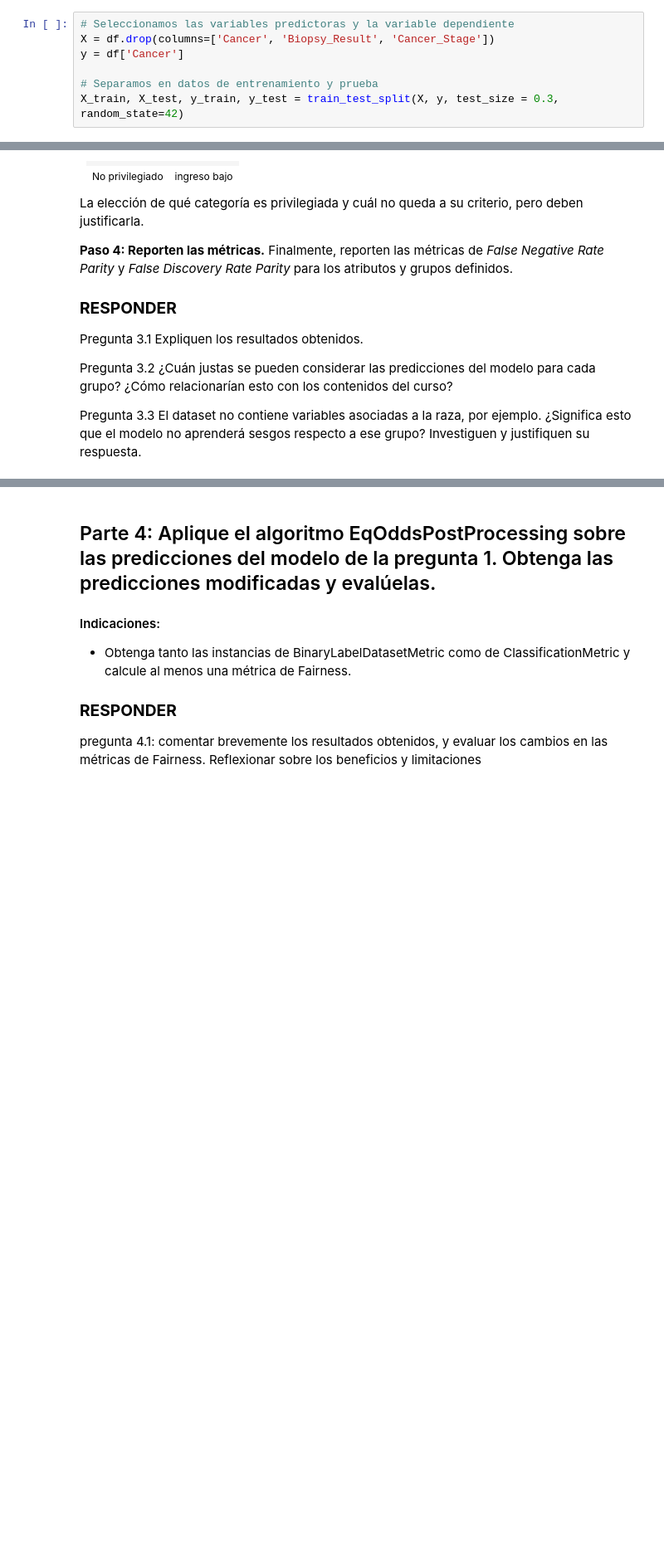
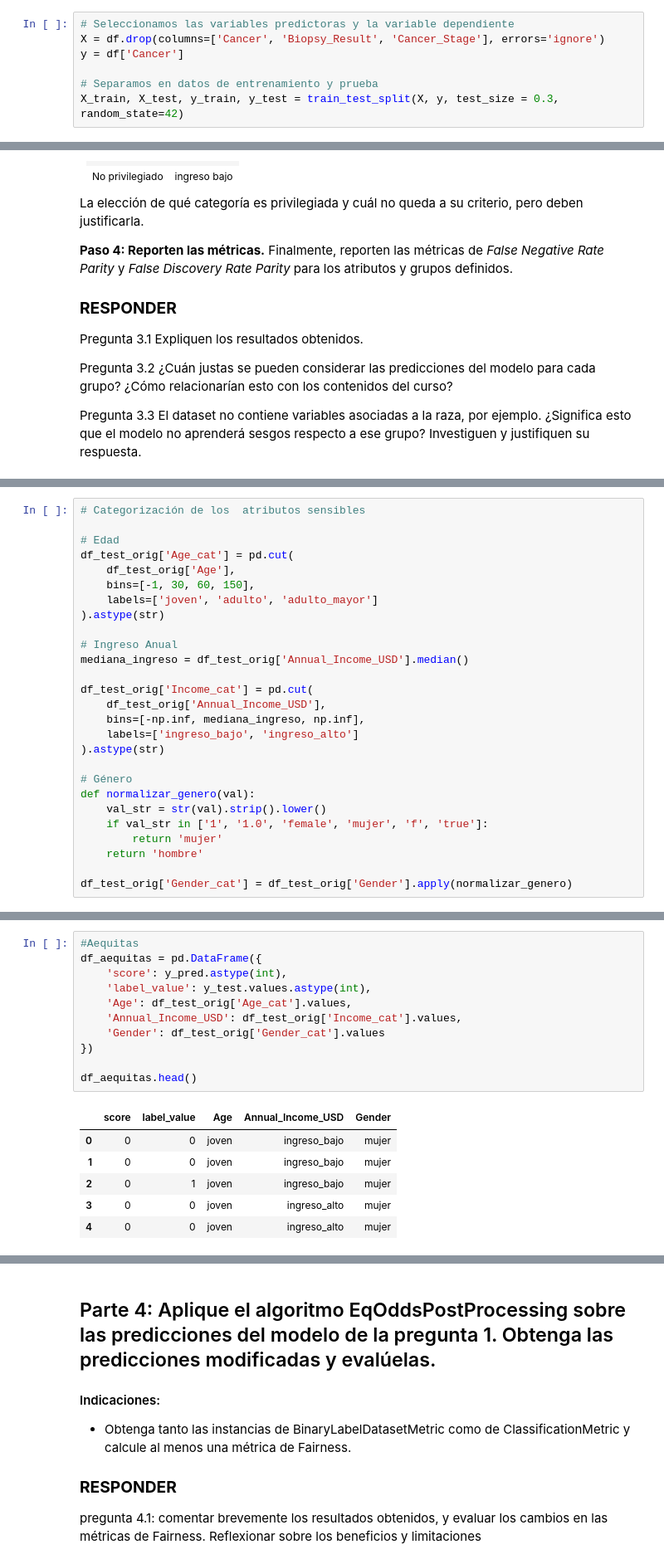
Before and after one commit to cony45678/Etica_Para_Ciencias_de_Datos, a Jupyter notebook: TallerSumativo2_Alarcon_Espinoza_Silva.ipynb, the cells around one changed output, grey strips where cells are left out. Shown at 83% size. Cells and saved outputs as stored; diff of their text form; blank space fills up the shorter version.

```diff
--- a/TallerSumativo2_Alarcon_Espinoza_Silva.ipynb
+++ b/TallerSumativo2_Alarcon_Espinoza_Silva.ipynb
@@ -430,7 +403,7 @@ for c in cols_outliers:
 # Árbol de desición
 # %%
 # Seleccionamos las variables predictoras y la variable dependiente
-X = df.drop(columns=['Cancer', 'Biopsy_Result', 'Cancer_Stage'])
+X = df.drop(columns=['Cancer', 'Biopsy_Result', 'Cancer_Stage'], errors='ignore')
 y = df['Cancer']
 
 # Separamos en datos de entrenamiento y prueba
@@ -570,0 +546,27 @@ Pregunta 3.3 El dataset no contiene variables asociadas a la raza, por ejemplo.
+# %%
+# Categorización de los  atributos sensibles
+
+# Edad
+df_test_orig['Age_cat'] = pd.cut(
+    df_test_orig['Age'],
+    bins=[-1, 30, 60, 150],
+    labels=['joven', 'adulto', 'adulto_mayor']
+).astype(str)
+
+# Ingreso Anual
+mediana_ingreso = df_test_orig['Annual_Income_USD'].median()
+
+df_test_orig['Income_cat'] = pd.cut(
+    df_test_orig['Annual_Income_USD'],
+    bins=[-np.inf, mediana_ingreso, np.inf],
+    labels=['ingreso_bajo', 'ingreso_alto']
+).astype(str)
+
+# Género
+def normalizar_genero(val):
+    val_str = str(val).strip().lower()
+    if val_str in ['1', '1.0', 'female', 'mujer', 'f', 'true']:
+        return 'mujer'
+    return 'hombre'
+
+df_test_orig['Gender_cat'] = df_test_orig['Gender'].apply(normalizar_genero)
@@ -570,0 +613,18 @@ Pregunta 3.3 El dataset no contiene variables asociadas a la raza, por ejemplo.
+# %%
+#Aequitas
+df_aequitas = pd.DataFrame({
+    'score': y_pred.astype(int),
+    'label_value': y_test.values.astype(int),
+    'Age': df_test_orig['Age_cat'].values,
+    'Annual_Income_USD': df_test_orig['Income_cat'].values,
+    'Gender': df_test_orig['Gender_cat'].values
+})
+
+df_aequitas.head()
+# %% [output]
+|  | score | label_value | Age | Annual_Income_USD | Gender |
+| 0 | 0 | 0 | joven | ingreso_bajo | mujer |
+| 1 | 0 | 0 | joven | ingreso_bajo | mujer |
+| 2 | 0 | 1 | joven | ingreso_bajo | mujer |
+| 3 | 0 | 0 | joven | ingreso_alto | mujer |
+| 4 | 0 | 0 | joven | ingreso_alto | mujer |
```
Also changed, not shown: parts of 28 cells of this notebook.
